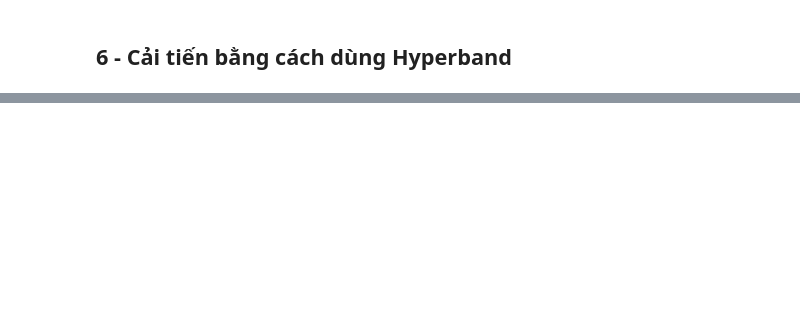
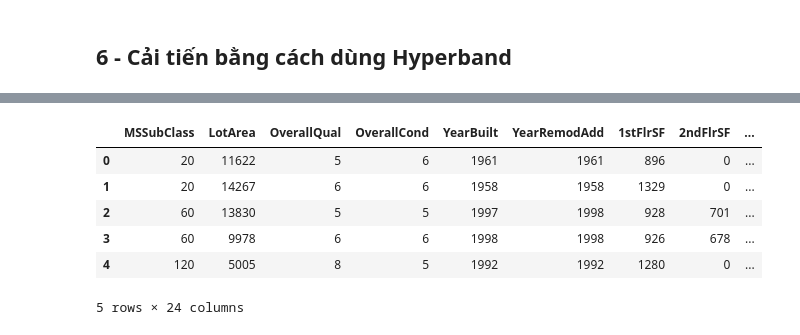
Before and after one commit to nguyenvudev20/mse22.Coursera_ML_AI, a Jupyter notebook: AssignmentEnd3.3.ipynb, the cells around one changed output, grey strips where cells are left out. Cells and saved outputs as stored; diff of their text form; code cells hidden in the pictures; blank space fills up the shorter version.

```diff
--- a/AssignmentEnd3.3.ipynb
+++ b/AssignmentEnd3.3.ipynb
@@ -477,0 +590,11 @@ Sau khi sử dụng Hyperband để cải tiến mô hình:
+# %%
+X2=test_data[features]
+X2.head()
+# %% [output]
+|  | MSSubClass | LotArea | OverallQual | OverallCond | YearBuilt | YearRemodAdd | 1stFlrSF | 2ndFlrSF | ... |
+| 0 | 20 | 11622 | 5 | 6 | 1961 | 1961 | 896 | 0 | ... |
+| 1 | 20 | 14267 | 6 | 6 | 1958 | 1958 | 1329 | 0 | ... |
+| 2 | 60 | 13830 | 5 | 5 | 1997 | 1998 | 928 | 701 | ... |
+| 3 | 60 | 9978 | 6 | 6 | 1998 | 1998 | 926 | 678 | ... |
+| 4 | 120 | 5005 | 8 | 5 | 1992 | 1992 | 1280 | 0 | ... |
+5 rows × 24 columns
```
Also changed, not shown: parts of 26 cells of this notebook.
